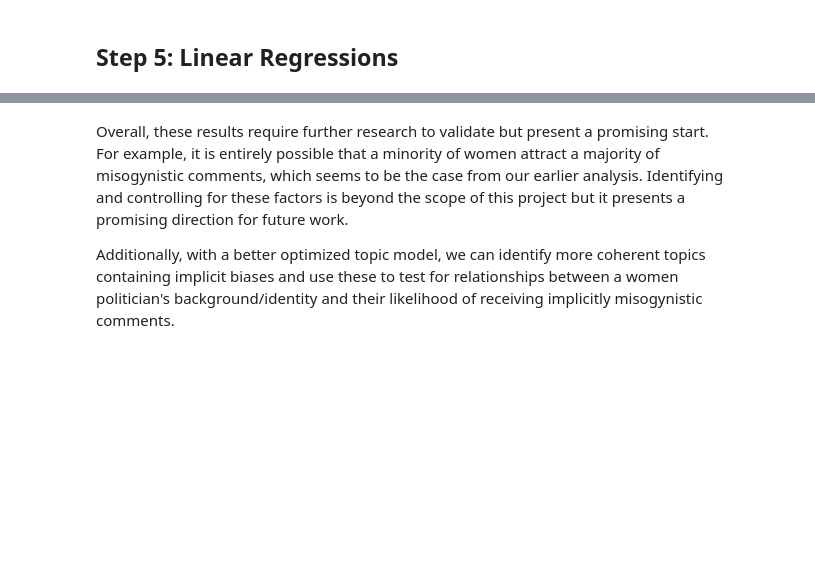
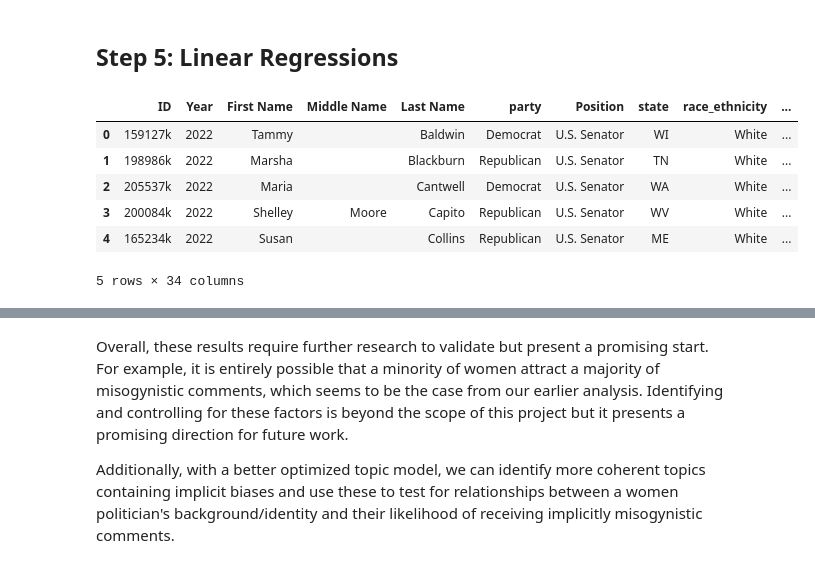
Before and after one commit to Thiyaghessan/sexual-harassment-twitter, a Jupyter notebook: Final_Project_Analysis.ipynb, the cells around one changed output, grey strips where cells are left out. Saved outputs shown, nothing was run; the diff lists cells and outputs as text; code cells hidden in the pictures; blank space fills up the shorter version.

```diff
--- a/Final_Project_Analysis.ipynb
+++ b/Final_Project_Analysis.ipynb
@@ -207,19 +233,29 @@ After integrating all our data together, we are left with complete records for 1
 # %%
 #Prepare our dataset for regression
 wio_nonmis.drop(["pol_party", "Level"], axis=1, inplace=True)
-wio_nonmis.rename(columns={"0": "foreign_policy_1",
-                           "1": "dem_support_1",
-                           "2": "dem_suport_2",
-                           "3": "foreign_policy_2",
-                           "4": "dem_support_3",
-                           "5": "dem_critic_1",
-                           "6": "incoherent",
-                           "7": "dem_support_4",
-                           "8": "dem_critic_2",
-                           "9": "repub_mixed",
-                           "10": "repub_support",
-                           "11": "immigration"},
+wio_nonmis.rename(columns={"0": "Foreign_Policy_1",
+                           "1": "Support_for_Democrats_1",
+                           "2": "Support_for_Democrats_2",
+                           "3": "Foreign_Policy_2",
+                           "4": "Support_for_Democrats_3",
+                           "5": "Criticism_of_Democrats_1",
+                           "6": "Incoherent",
+                           "7": "Support_for_Democrats_4",
+                           "8": "Criticism_of_Democrats_2",
+                           "9": "Mixed_Feelings_Republicans",
+                           "10": "Support_for_Republicans",
+                           "11": "Immigration_Xenophobia"},
                        inplace=True)
 wio_nonmis["party_enc"] = wio_nonmis["party"].apply(util.binary_encoder)
 wio_nonmis["race_enc"] = wio_nonmis["race_ethnicity"].apply(util.binary_encoder)
 wio_nonmis["pos_enc"] = wio_nonmis["Position"].apply(util.binary_encoder)
+# %%
+wio_nonmis.head()
+# %% [output]
+|  | ID | Year | First Name | Middle Name | Last Name | party | Position | state | race_ethnicity | ... |
+| 0 | 159127k | 2022 | Tammy |  | Baldwin | Democrat | U.S. Senator | WI | White | ... |
+| 1 | 198986k | 2022 | Marsha |  | Blackburn | Republican | U.S. Senator | TN | White | ... |
+| 2 | 205537k | 2022 | Maria |  | Cantwell | Democrat | U.S. Senator | WA | White | ... |
+| 3 | 200084k | 2022 | Shelley | Moore | Capito | Republican | U.S. Senator | WV | White | ... |
+| 4 | 165234k | 2022 | Susan |  | Collins | Republican | U.S. Senator | ME | White | ... |
+5 rows × 34 columns
```
Also changed, not shown: parts of 19 cells of this notebook.
